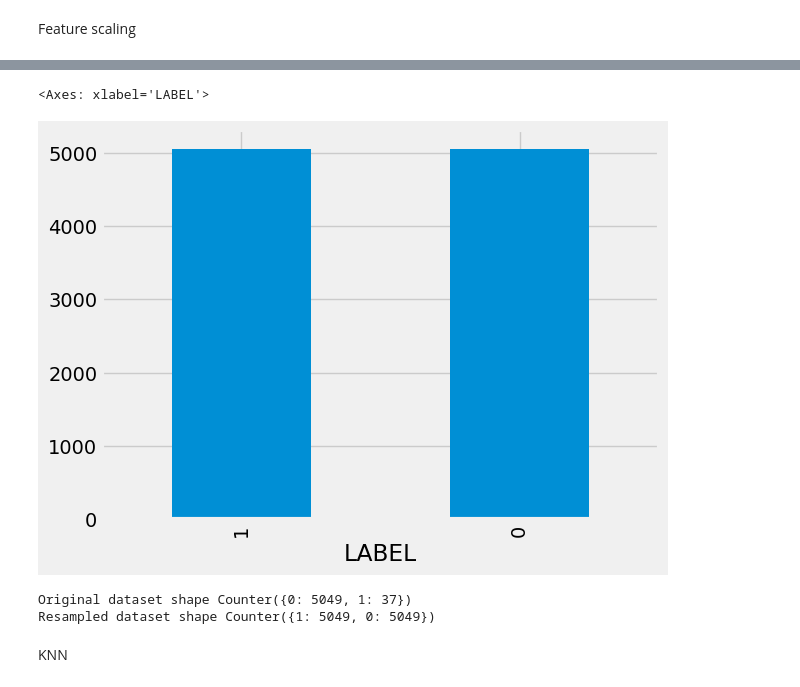
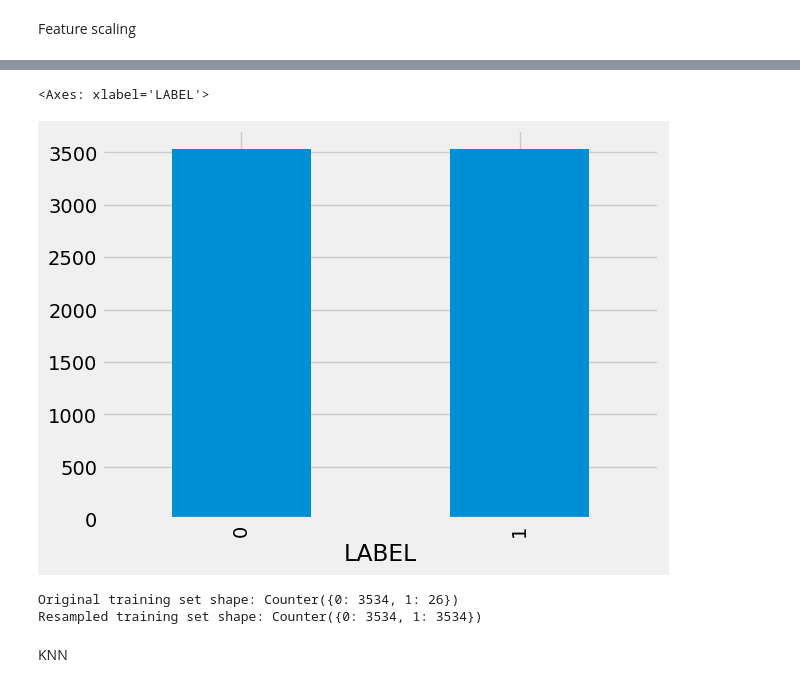
Before and after one commit to Meowmixforme/Kaggle_Machine_Learning_Projects, a Jupyter notebook: Project 3 Exoplanet Hunting Using Machine Learning/Exo.ipynb, the cells around one changed output, grey strips where cells are left out. Saved outputs shown, nothing was run; the diff lists cells and outputs as text; code cells hidden in the pictures.

```diff
--- a/Project 3 Exoplanet Hunting Using Machine Learning/Exo.ipynb
+++ b/Project 3 Exoplanet Hunting Using Machine Learning/Exo.ipynb
@@ -177,14 +177,14 @@ np.min(x_train_sc), np.max(x_train_sc)
 # %%
-y_bal.value_counts().plot(kind='bar')
+y_train_ros.value_counts().plot(kind='bar')
 # %% [output]
 <Axes: xlabel='LABEL'>
-[figure, old version]
+[figure, new version]
 # %%
 from collections import Counter
-print('Original dataset shape {}'.format(Counter(y)))
-print('Resampled dataset shape {}'.format(Counter(y_ros)))
+print('Original training set shape:', Counter(y_train))
+print('Resampled training set shape:', Counter(y_train_ros))
 # %% [output]
-Original dataset shape Counter({0: 5049, 1: 37})
-Resampled dataset shape Counter({1: 5049, 0: 5049})
+Original training set shape: Counter({0: 3534, 1: 26})
+Resampled training set shape: Counter({0: 3534, 1: 3534})
 # %% [markdown]
 KNN
```
Also changed, not shown: parts of 4 cells of this notebook.
